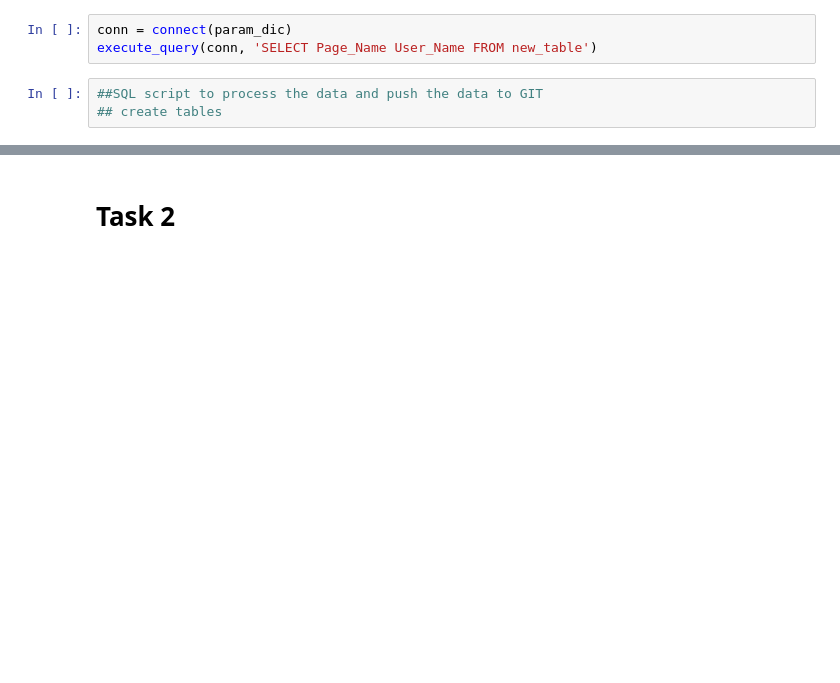
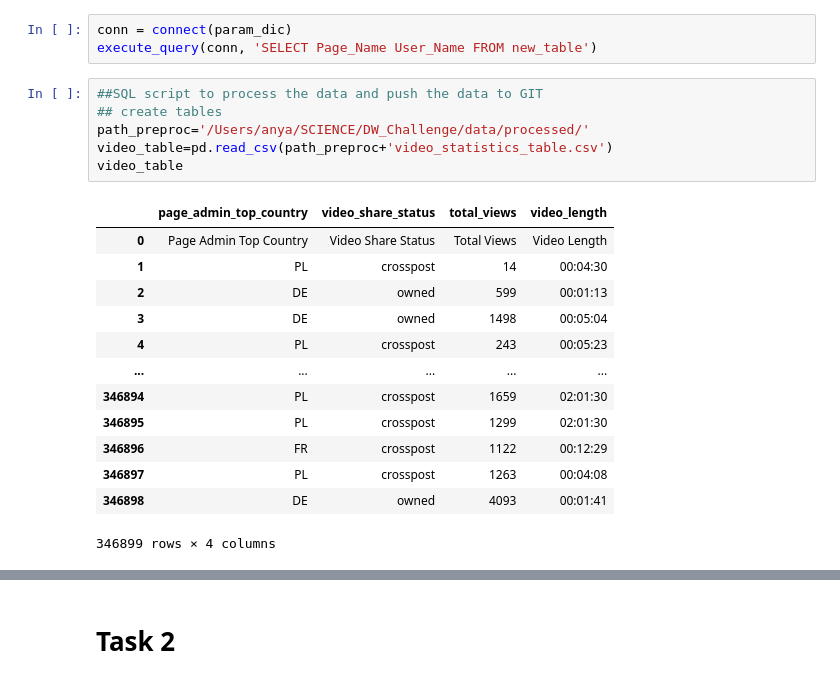
Before and after one commit to anuota/DW_Challenge, a Jupyter notebook: notebooks/Anya_DE.ipynb, the cells around one changed output, grey strips where cells are left out. Drawn from its saved outputs; the diff is of its cells as text; blank space fills up the shorter version.

```diff
--- a/notebooks/Anya_DE.ipynb
+++ b/notebooks/Anya_DE.ipynb
@@ -180,3 +156,20 @@ execute_query(conn, 'SELECT Page_Name User_Name FROM new_table')
 # %%
 ##SQL script to process the data and push the data to GIT
 ## create tables
+path_preproc='/Users/anya/SCIENCE/DW_Challenge/data/processed/'
+video_table=pd.read_csv(path_preproc+'video_statistics_table.csv')
+video_table
+# %% [output]
+|  | page_admin_top_country | video_share_status | total_views | video_length |
+| 0 | Page Admin Top Country | Video Share Status | Total Views | Video Length |
+| 1 | PL | crosspost | 14 | 00:04:30 |
+| 2 | DE | owned | 599 | 00:01:13 |
+| 3 | DE | owned | 1498 | 00:05:04 |
+| 4 | PL | crosspost | 243 | 00:05:23 |
+| ... | ... | ... | ... | ... |
+| 346894 | PL | crosspost | 1659 | 02:01:30 |
+| 346895 | PL | crosspost | 1299 | 02:01:30 |
+| 346896 | FR | crosspost | 1122 | 00:12:29 |
+| 346897 | PL | crosspost | 1263 | 00:04:08 |
+| 346898 | DE | owned | 4093 | 00:01:41 |
+346899 rows × 4 columns
```
Also changed, not shown: parts of 18 cells of this notebook, 1 other file.
